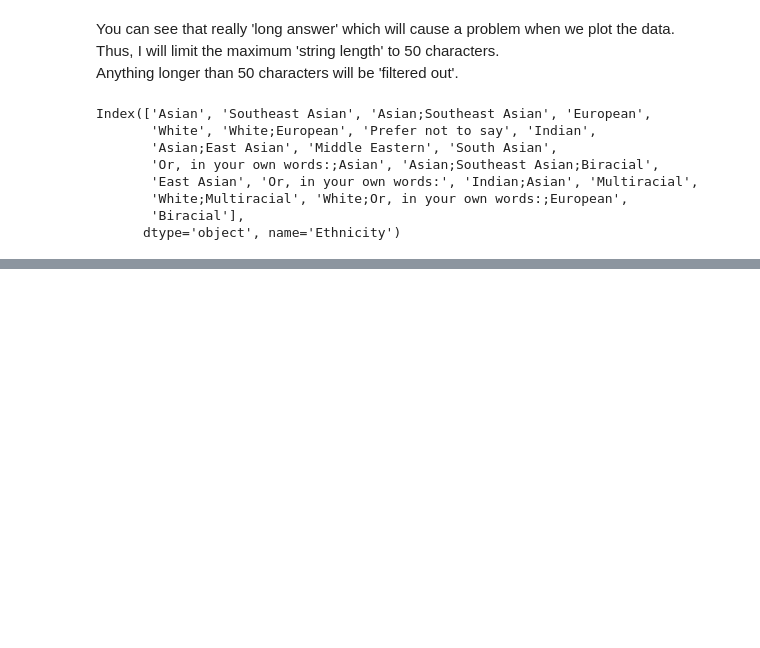
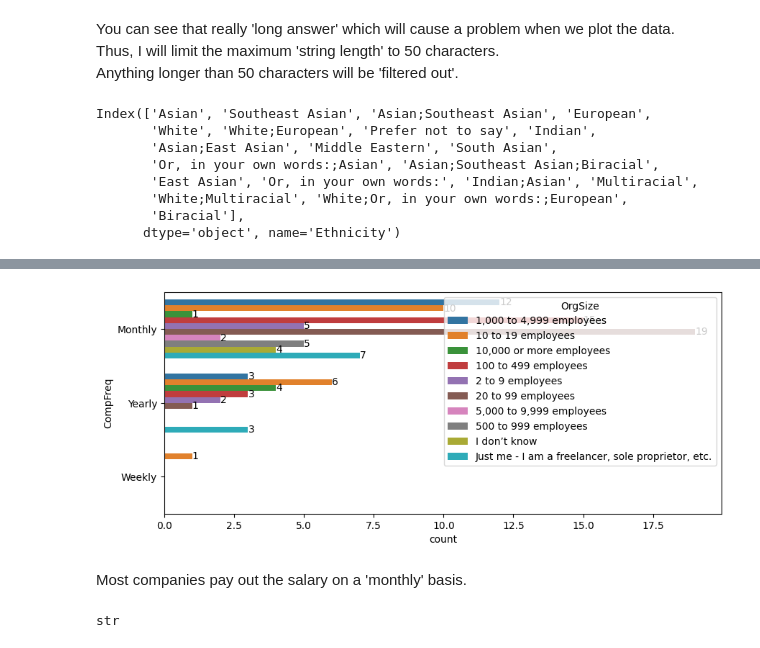
Before and after one commit to wire2coder/datascience-blog-uda, a Jupyter notebook: m2.ipynb, the cells around one changed output, grey strips where cells are left out. Drawn from its saved outputs; the diff is of its cells as text; code cells hidden in the pictures; blank space fills up the shorter version.

```diff
--- a/m2.ipynb
+++ b/m2.ipynb
@@ -349,0 +396,4 @@ You can see that even for a really small data 'sample', most of the programmers
+# %%
+thailand_df.groupby(['CompTotal']).count().sum(axis=1).sort_values(ascending=False).reset_index()
+something1 = thailand_df.groupby(['OrgSize'])['CompFreq'].value_counts().reset_index()
+something1 # << this is a dataframe, you can't use dataframe for plotting
@@ -349,0 +418,32 @@ You can see that even for a really small data 'sample', most of the programmers
+# %%
+
+# Create the bar plot
+plt.figure(figsize=(10,4))
+
+# the 'hue' 'parameter' is to 'group variable' in this case, 'OrgSize'
+ax = sns.barplot(x='count', y='CompFreq', hue='OrgSize', data=something1)
+
+# Add the count labels to the bars
+for p in ax.patches:
+    count = p.get_width()
+    if not pd.isna(count):
+        ax.text(count, p.get_y() + p.get_height() / 2, int(count), ha='left', va='center')
+
+# Show the plot
+plt.show()
+# %% [output]
+[figure, added]
+# %% [markdown]
+Most companies pay out the salary on a 'monthly' basis.
+# %%
+# selecting only 'Thai baht' currency
+baht_df = thailand_df[thailand_df['Currency'] == 'THB\tThai baht']
+baht_df_monthly = baht_df[ baht_df['CompFreq'] == 'Monthly']
+
+# Group the data by 'OrgSize' and 'CompTotal' (using OrgSize and CompTotal as 'index')and 'count'
+asdf1 = baht_df_monthly.groupby(['OrgSize', 'CompTotal']).count().sum(axis=1)
+
+# Get unique 'OrgSize' values
+org_sizes = thailand_df['OrgSize'].dropna().unique()
+# %% [output]
+str
```
Also changed, not shown: parts of 15 cells of this notebook.
